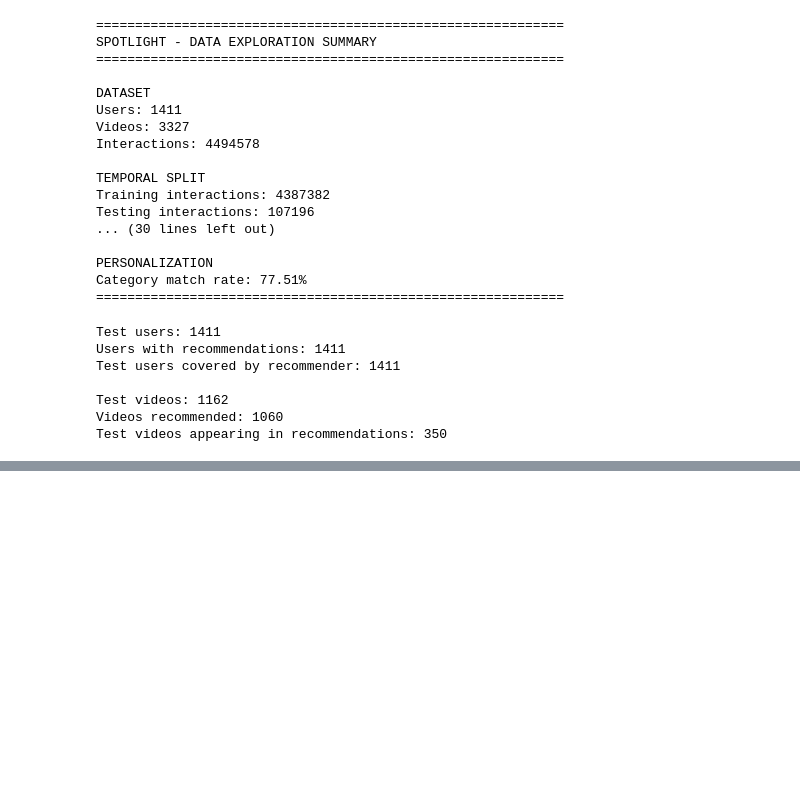
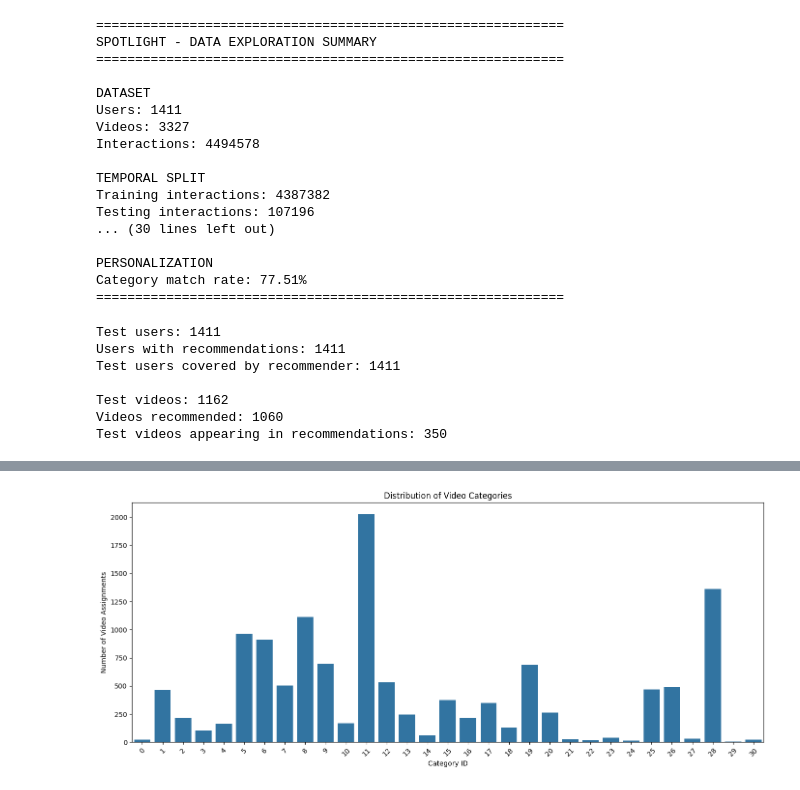
Before and after one commit to ShruteePatil12/Spotlight_project, a Jupyter notebook: notebooks/01_data_exploration.ipynb, the cells around one changed output, grey strips where cells are left out. Drawn from its saved outputs; the diff is of its cells as text; code cells hidden in the pictures; blank space fills up the shorter version.

```diff
--- a/notebooks/01_data_exploration.ipynb
+++ b/notebooks/01_data_exploration.ipynb
@@ -1264,0 +2730,26 @@ Test videos appearing in recommendations: 350
+# %%
+from collections import Counter
+
+# Count category occurrences across videos
+category_counts = Counter(
+    category
+    for categories in item_categories["category_ids"]
+    for category in categories
+)
+
+category_distribution = pd.DataFrame(
+    category_counts.items(),
+    columns=["category_id", "video_count"]
+).sort_values(
+    "video_count",
+    ascending=False
+).reset_index(drop=True)
+
+print("Total distinct categories:", len(category_distribution))
+print("Total category assignments:", category_distribution["video_count"].sum())
+
+print("\nTop 15 most frequent categories:")
+display(category_distribution.head(15))
+
+print("\nCategory frequency summary:")
+display(category_distribution["video_count"].describe())
@@ -1264,0 +2787,20 @@ Test videos appearing in recommendations: 350
+# %%
+# Visualise category frequency distribution
+
+plt.figure(figsize=(14, 6))
+
+sns.barplot(
+    data=category_distribution,
+    x="category_id",
+    y="video_count"
+)
+
+plt.title("Distribution of Video Categories")
+plt.xlabel("Category ID")
+plt.ylabel("Number of Video Assignments")
+plt.xticks(rotation=45)
+
+plt.tight_layout()
+plt.show()
+# %% [output]
+[figure, added]
```
Also changed, not shown: parts of 61 cells of this notebook.
